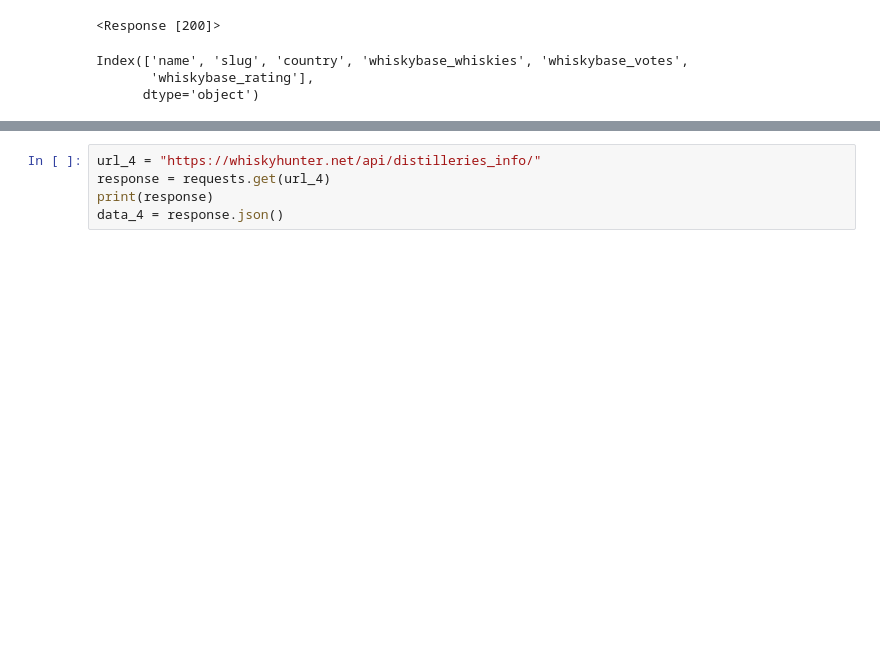
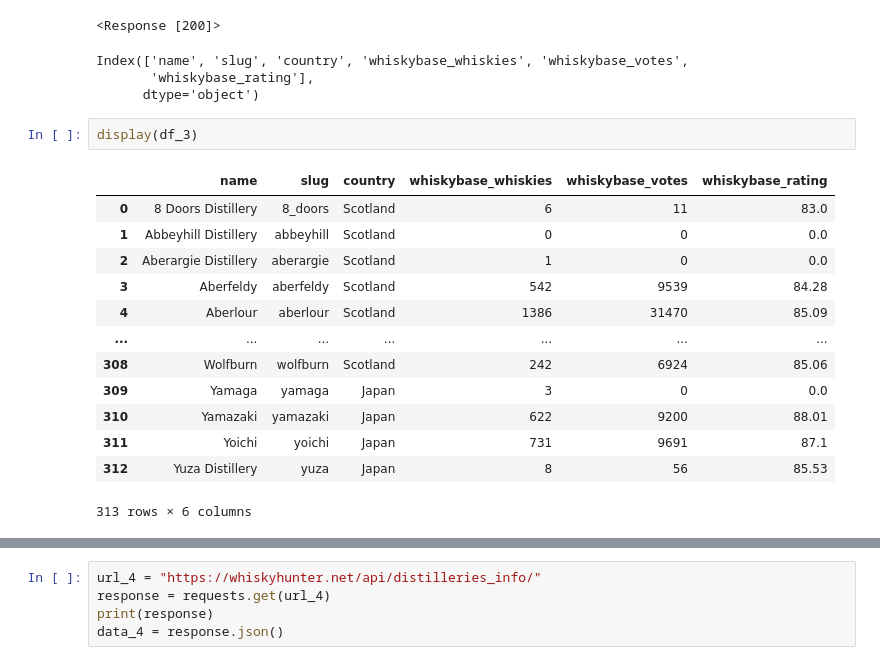
Before and after one commit to Najtszejd/Dash_project, a Jupyter notebook: apptest.ipynb, the cells around one changed output, grey strips where cells are left out. Drawn from its saved outputs; the diff is of its cells as text; blank space fills up the shorter version.

```diff
--- a/apptest.ipynb
+++ b/apptest.ipynb
@@ -72,3 +120,19 @@ df_3.columns
 Index(['name', 'slug', 'country', 'whiskybase_whiskies', 'whiskybase_votes',
        'whiskybase_rating'],
       dtype='object')
+# %%
+display(df_3)
+# %% [output]
+|  | name | slug | country | whiskybase_whiskies | whiskybase_votes | whiskybase_rating |
+| 0 | 8 Doors Distillery | 8_doors | Scotland | 6 | 11 | 83.0 |
+| 1 | Abbeyhill Distillery | abbeyhill | Scotland | 0 | 0 | 0.0 |
+| 2 | Aberargie Distillery | aberargie | Scotland | 1 | 0 | 0.0 |
+| 3 | Aberfeldy | aberfeldy | Scotland | 542 | 9539 | 84.28 |
+| 4 | Aberlour | aberlour | Scotland | 1386 | 31470 | 85.09 |
+| ... | ... | ... | ... | ... | ... | ... |
+| 308 | Wolfburn | wolfburn | Scotland | 242 | 6924 | 85.06 |
+| 309 | Yamaga | yamaga | Japan | 3 | 0 | 0.0 |
+| 310 | Yamazaki | yamazaki | Japan | 622 | 9200 | 88.01 |
+| 311 | Yoichi | yoichi | Japan | 731 | 9691 | 87.1 |
+| 312 | Yuza Distillery | yuza | Japan | 8 | 56 | 85.53 |
+313 rows × 6 columns
```
Also changed, not shown: parts of 16 cells of this notebook, 4 other files.
